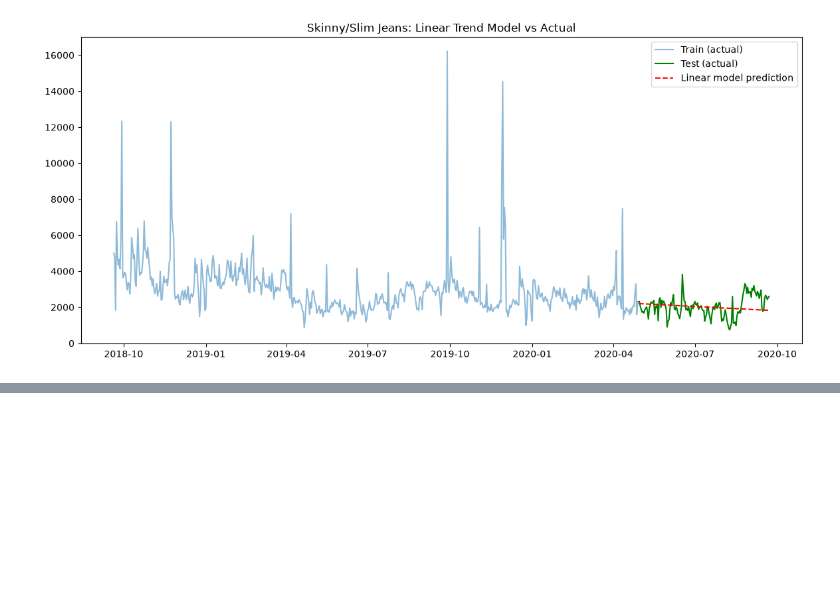
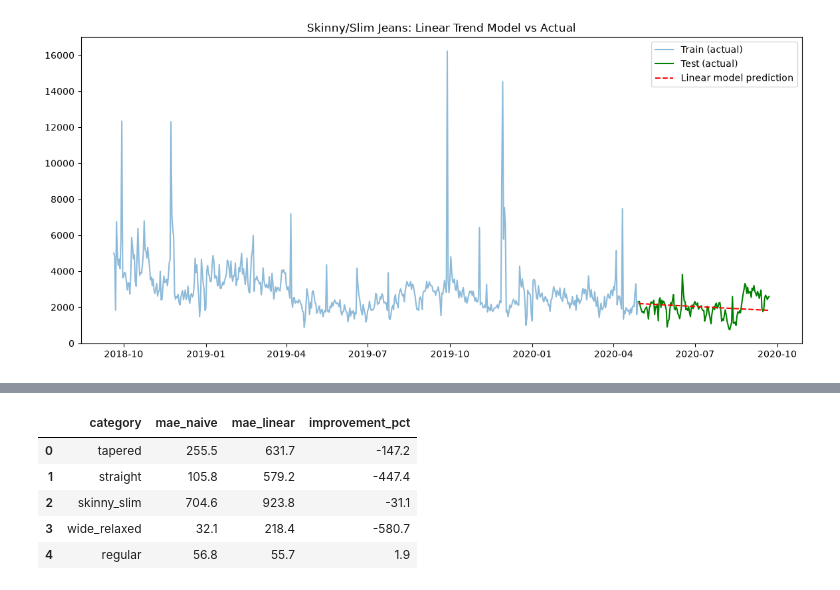
Before and after one commit to cristianowen/fashion-trend-forecasting, a Jupyter notebook: notebooks/04_forecasting.ipynb, the cells around one changed output, grey strips where cells are left out. Cells and saved outputs as stored; diff of their text form; code cells hidden in the pictures; blank space fills up the shorter version.

```diff
--- a/notebooks/04_forecasting.ipynb
+++ b/notebooks/04_forecasting.ipynb
@@ -154,0 +200,42 @@ plt.show()
+# %%
+def evaluate_category_precovid(ts_data, category_col, category_name, target_col='units_sold'):
+    series = ts_data[ts_data[category_col] == category_name].copy()
+    series = series.set_index('date')[target_col].asfreq('D')
+
+    df = series.reset_index()
+    df.columns = ['date', target_col]
+    df['day_number'] = (df['date'] - df['date'].min()).dt.days
+    df['naive_forecast'] = df[target_col].shift(1)
+
+    # Train on everything before Nov 2019, test on Nov 2019 - Feb 2020 (pre-COVID window)
+    train = df[df['date'] < '2019-11-01']
+    test = df[(df['date'] >= '2019-11-01') & (df['date'] < '2020-02-01')]
+
+    mae_naive = np.abs(test[target_col].values - test['naive_forecast'].values).mean()
+
+    model = LinearRegression()
+    model.fit(train[['day_number']], train[target_col])
+    test_pred = model.predict(test[['day_number']])
+    mae_linear = np.abs(test[target_col].values - test_pred).mean()
+
+    return {
+        'category': category_name,
+        'mae_naive': round(mae_naive, 1),
+        'mae_linear': round(mae_linear, 1),
+        'improvement_pct': round((mae_naive - mae_linear) / mae_naive * 100, 1)
+    }
+# %%
+precovid_results = []
+for category in trousers_ts['fit_category'].unique():
+    result = evaluate_category_precovid(trousers_ts, 'fit_category', category)
+    precovid_results.append(result)
+
+precovid_results_df = pd.DataFrame(precovid_results)
+precovid_results_df
+# %% [output]
+|  | category | mae_naive | mae_linear | improvement_pct |
+| 0 | tapered | 255.5 | 631.7 | -147.2 |
+| 1 | straight | 105.8 | 579.2 | -447.4 |
+| 2 | skinny_slim | 704.6 | 923.8 | -31.1 |
+| 3 | wide_relaxed | 32.1 | 218.4 | -580.7 |
+| 4 | regular | 56.8 | 55.7 | 1.9 |
```
Also changed, not shown: parts of 4 cells of this notebook, 1 other file.
